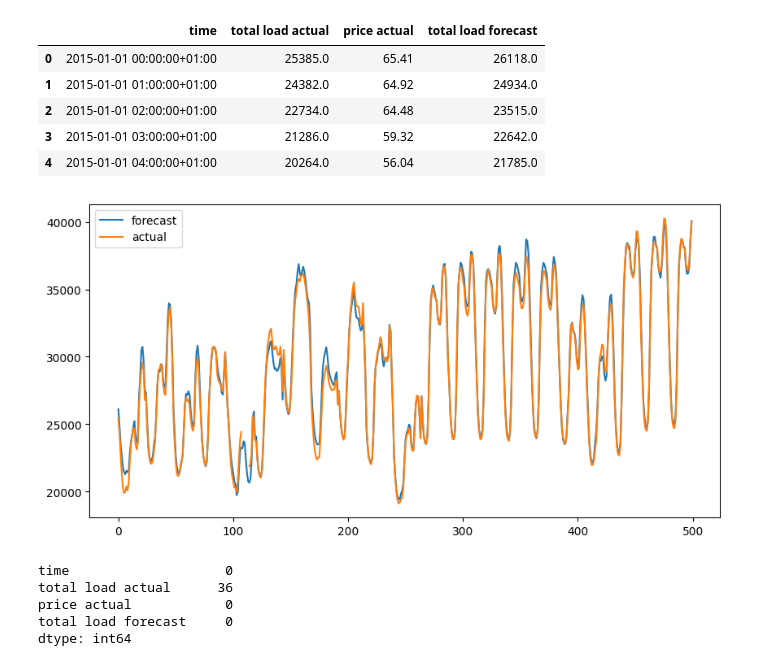
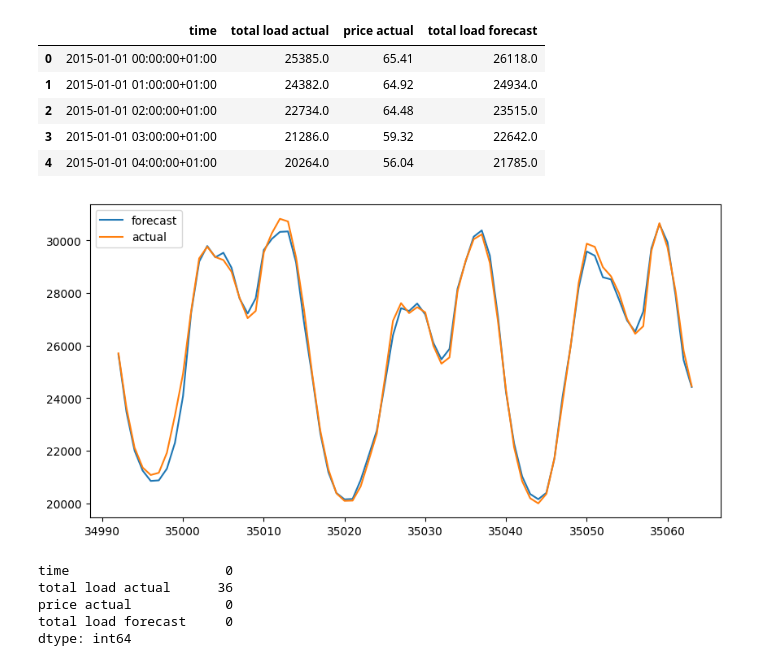
Before and after one commit to ryzhokhina/Tensorflow-Dev-Exam-Preparation, a Jupyter notebook: Multi_Variate_Time_Series_Forecasting_Tensorflow.ipynb, the cells around one changed output. Saved outputs shown, nothing was run; the diff lists cells and outputs as text; code cells hidden in the pictures.

```diff
--- a/Multi_Variate_Time_Series_Forecasting_Tensorflow.ipynb
+++ b/Multi_Variate_Time_Series_Forecasting_Tensorflow.ipynb
@@ -33,13 +33,13 @@ multivar_df.head()
 # %%
 timesteps = np.arange(multivar_df.shape[0])
 
 plt.figure(figsize=(10,5))
-plt.plot(timesteps[:500], multivar_df['total load forecast'][:500])
-plt.plot(timesteps[:500], multivar_df['total load actual'][:500])
+plt.plot(timesteps[-72:], multivar_df['total load forecast'][-72:])
+plt.plot(timesteps[-72:], multivar_df['total load actual'][-72:])
 plt.legend(['forecast', 'actual'])
 plt.show()
 # %% [output]
-[figure, old version]
+[figure, new version]
 # %%
 multivar_df.isna().sum()
 # %% [output]
```
Also changed, not shown: parts of 9 cells of this notebook.
